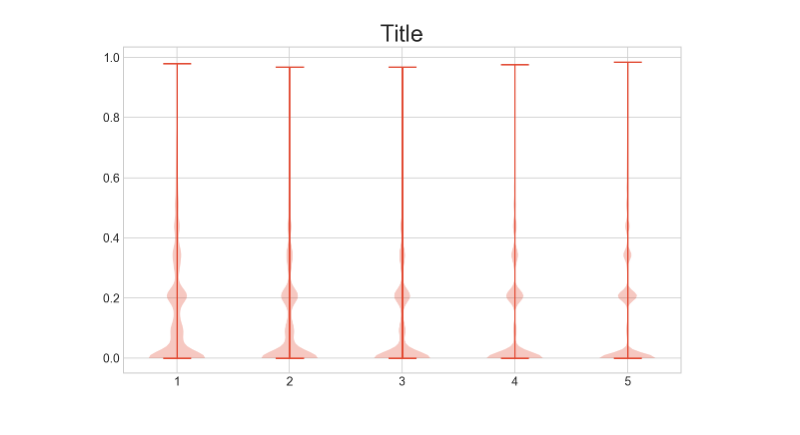
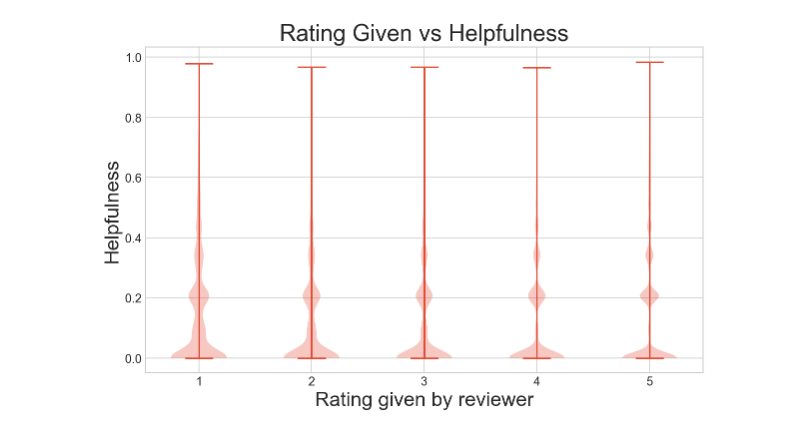
Before and after one commit to SMU-ML-2017/Project2, a Jupyter notebook: ML Project 2.ipynb, the cells around one changed output. Saved outputs shown, nothing was run; the diff lists cells and outputs as text; code cells hidden in the pictures.

```diff
--- a/ML Project 2.ipynb
+++ b/ML Project 2.ipynb
@@ -8,2 +18,3 @@ import seaborn as sns
 # %%
-reviews = pd.read_csv('Reviews.csv')
+reviewFull = pd.read_csv('Reviews.csv')
+reviewSampled = reviewFull.sample(frac=.5)
@@ -33 +38,3 @@ reviews.head()
+# %%
+reviewSampled = reviewSampled.drop('ProfileName', axis=1)
 # %%
@@ -50,4 +58,7 @@ Id                        0.0%
 dtype: object
 # %%
 #Remove 2 rows where numerator > denominator. Assume this is entry error in dataset
-reviews = reviews.drop(reviews[reviews['HelpfulnessNumerator'] > reviews['HelpfulnessDenominator']].index)
+reviewFaultyRows = reviewSampled[reviewSampled['HelpfulnessNumerator'] > reviewSampled['HelpfulnessDenominator']]
+reviewSampled = reviewSampled[reviewSampled['HelpfulnessNumerator'] <= reviewSampled['HelpfulnessDenominator']]
+
+reviewFaultyRows.head()
@@ -54,3 +70,12 @@ reviews = reviews.drop(reviews[reviews['HelpfulnessNumerator'] > reviews['Helpfu
 # %%
-#Create column associated with a review that contains the lbc value for that row
-reviews['Lbc'] = reviews.apply(lambda row: lbc(row['HelpfulnessNumerator'], row['HelpfulnessDenominator']), axis=1)
+df = reviewSampled
+
+# Create Lbc column associated with a review that contains the lbc value for that row
+df['Lbc'] = df.apply(lambda row: lbc(row['HelpfulnessNumerator'], row['HelpfulnessDenominator']), axis=1)
+
+# Create Timestamp column associated with a review
+df['Timestamp'] = pd.to_datetime(df['Time'], unit='s')
+
+df['ReviewLength'] = df['Text'].str.len()
+
+reviewSampled = df
@@ -99,22 +126,22 @@ dfScoreGroup = reviews.sample(frac=.05).groupby(['Score'])
 # %%
-#Graph of lbc grouped by score
-# fig, axes = plt.subplots(ncols=5, figsize=(20,  15))
-# dfScoreGroup.boxplot(column=['Lbc'], ax=axes)
-# plt.yscale('symlog')
-# plt.show()
+# Graph included entries with zero votes
+
+df = reviewSampled
 
 # [CITE] https://stackoverflow.com/a/43346806/3592716
 sns.set_style('whitegrid')
 fig, axes = plt.subplots()
 axes.violinplot(dataset=[
-    reviews[reviews.Score == 1]['Lbc'],
-    reviews[reviews.Score == 2].Lbc,
-    reviews[reviews.Score == 3].Lbc,
-    reviews[reviews.Score == 4].Lbc,
-    reviews[reviews.Score == 5].Lbc
+    df[df.Score == 1]['Lbc'],
+    df[df.Score == 2].Lbc,
+    df[df.Score == 3].Lbc,
+    df[df.Score == 4].Lbc,
+    df[df.Score == 5].Lbc
 ])
-axes.set_title('Title')
+axes.set_title('Rating Given vs Helpfulness')
+axes.set_ylabel('Helpfulness')
+axes.set_xlabel('Rating given by reviewer')
 plt.show()
 # %% [output]
-[figure, old version]
+[figure, new version]
 # %%
```
Also changed, not shown: parts of 24 cells of this notebook.
